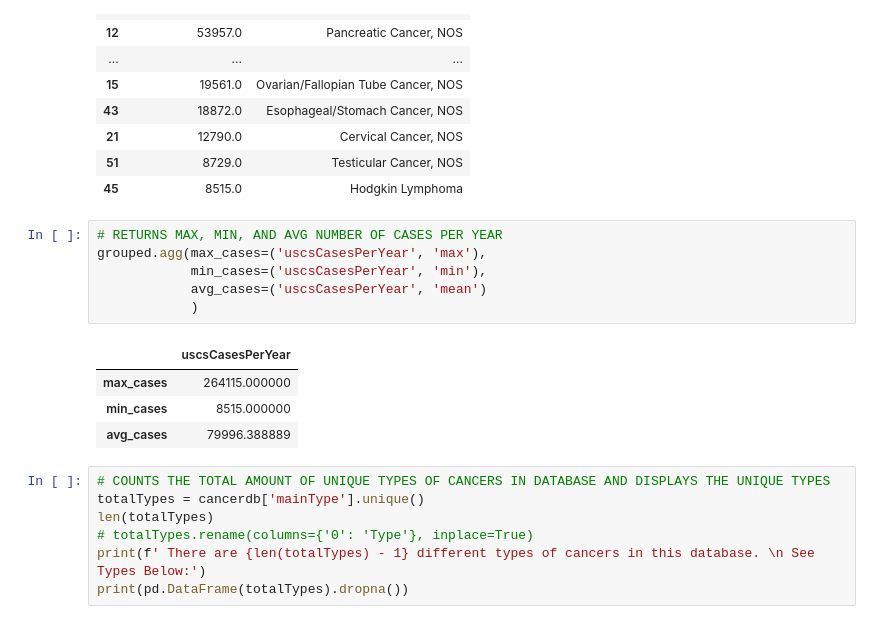
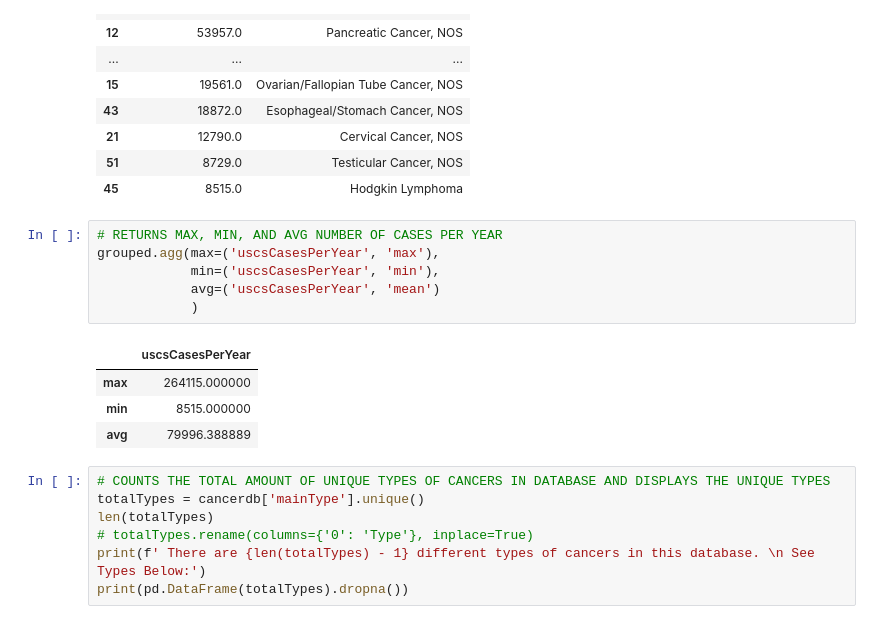
Before and after one commit to blwishom/etav_project, a Jupyter notebook: etav.ipynb, the cells around one changed output. Saved outputs shown, nothing was run; the diff lists cells and outputs as text.

```diff
--- a/etav.ipynb
+++ b/etav.ipynb
@@ -118,15 +118,15 @@ grouped.sort_values(by=['uscsCasesPerYear'], ascending=False)
 | 45 | 8515.0 | Hodgkin Lymphoma |
 # %%
 # RETURNS MAX, MIN, AND AVG NUMBER OF CASES PER YEAR
-grouped.agg(max_cases=('uscsCasesPerYear', 'max'),
-            min_cases=('uscsCasesPerYear', 'min'),
-            avg_cases=('uscsCasesPerYear', 'mean')
+grouped.agg(max=('uscsCasesPerYear', 'max'),
+            min=('uscsCasesPerYear', 'min'),
+            avg=('uscsCasesPerYear', 'mean')
             )
 # %% [output]
 |  | uscsCasesPerYear |
-| max_cases | 264115.000000 |
-| min_cases | 8515.000000 |
-| avg_cases | 79996.388889 |
+| max | 264115.000000 |
+| min | 8515.000000 |
+| avg | 79996.388889 |
 # %%
 # COUNTS THE TOTAL AMOUNT OF UNIQUE TYPES OF CANCERS IN DATABASE AND DISPLAYS THE UNIQUE TYPES
 totalTypes = cancerdb['mainType'].unique()
```
Also changed, not shown: parts of 1 cell of this notebook.
